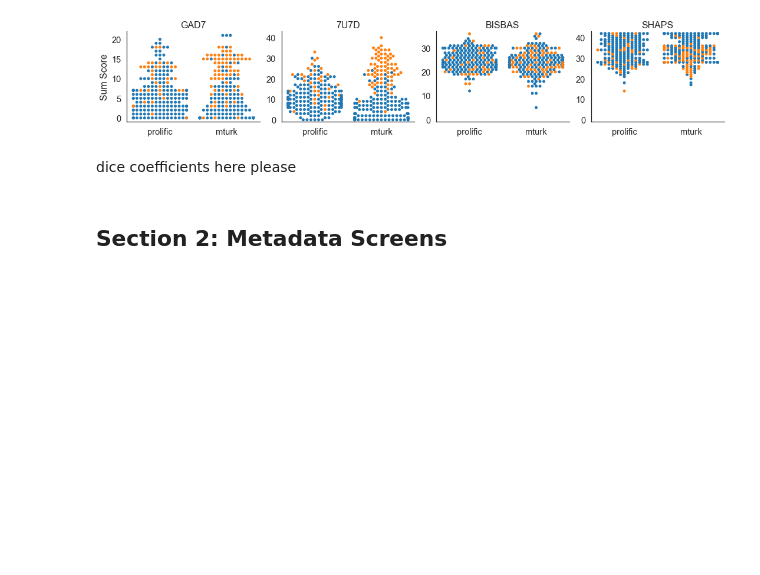
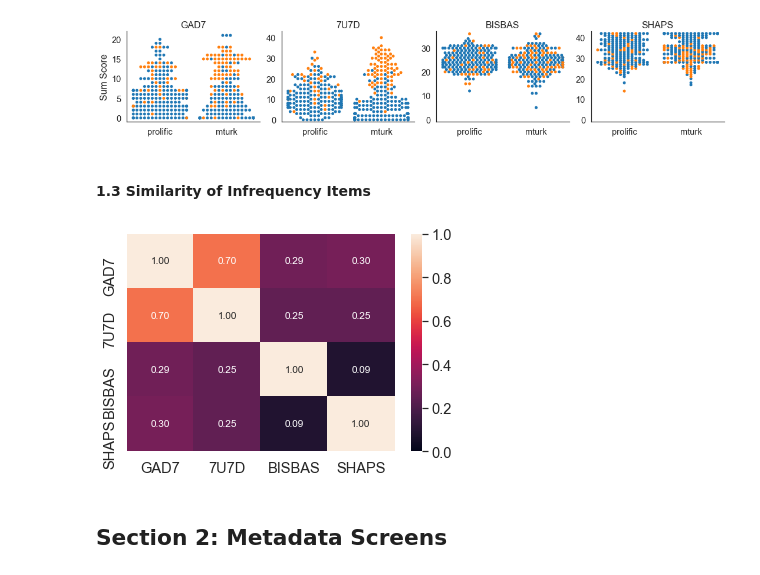
Before and after one commit to nivlab/sciops, a Jupyter notebook: analysis/notebooks/02_ROC.ipynb, the cells around one changed output. Drawn from its saved outputs; the diff is of its cells as text; code cells hidden in the pictures; blank space fills up the shorter version.

```diff
--- a/analysis/notebooks/02_ROC.ipynb
+++ b/analysis/notebooks/02_ROC.ipynb
@@ -115,8 +115,23 @@ reject.groupby('platform').infreq.agg(['sum','mean'])
 | mturk | 69 | 0.336585 |
 | prolific | 35 | 0.174129 |
 [figure]
-# %% [markdown]
-dice coefficients here please
+# %% [markdown]
+#### 1.3 Similarity of Infrequency Items
+# %%
+from pandas import DataFrame
+from sklearn.metrics import pairwise_distances
+
+## Extract infrequency items.
+infreq = reject.filter(regex='-infreq').values.astype(bool)
+
+## Compute Dice similarity.
+cols = ['GAD7','7U7D','BISBAS','SHAPS']
+dice = DataFrame(1 - pairwise_distances(infreq.T, metric='dice'), columns=cols, index=cols)
+
+## Plot similarity
+sns.heatmap(dice, vmin=0, vmax=1, annot=True, fmt='0.2f');
+# %% [output]
+[figure, added]
 # %% [markdown]
 ## Section 2: Metadata Screens
 # %%
```
Also changed, not shown: parts of 2 cells of this notebook.
